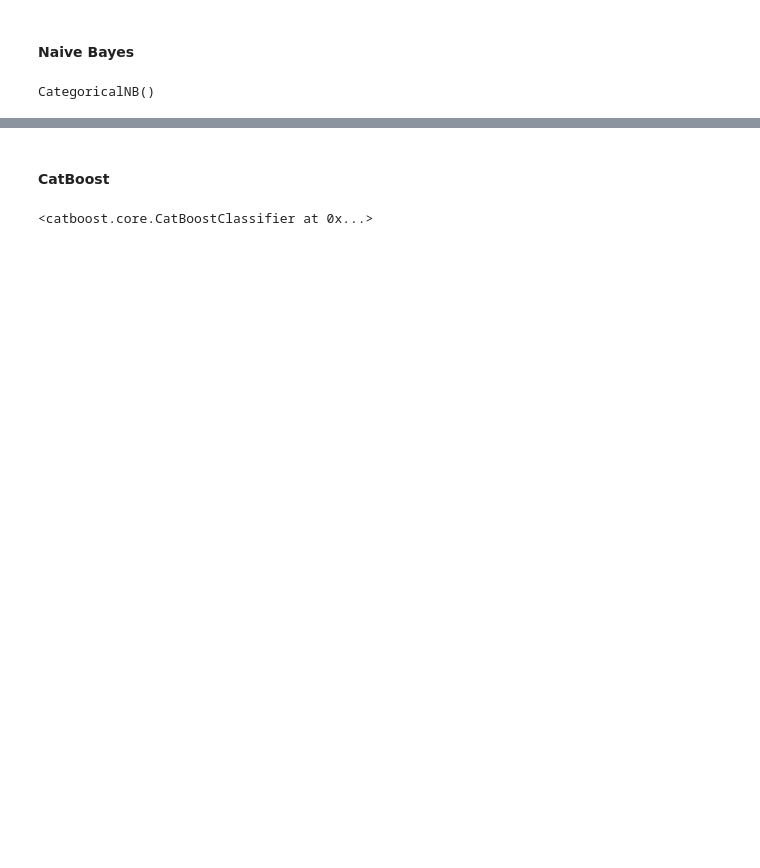
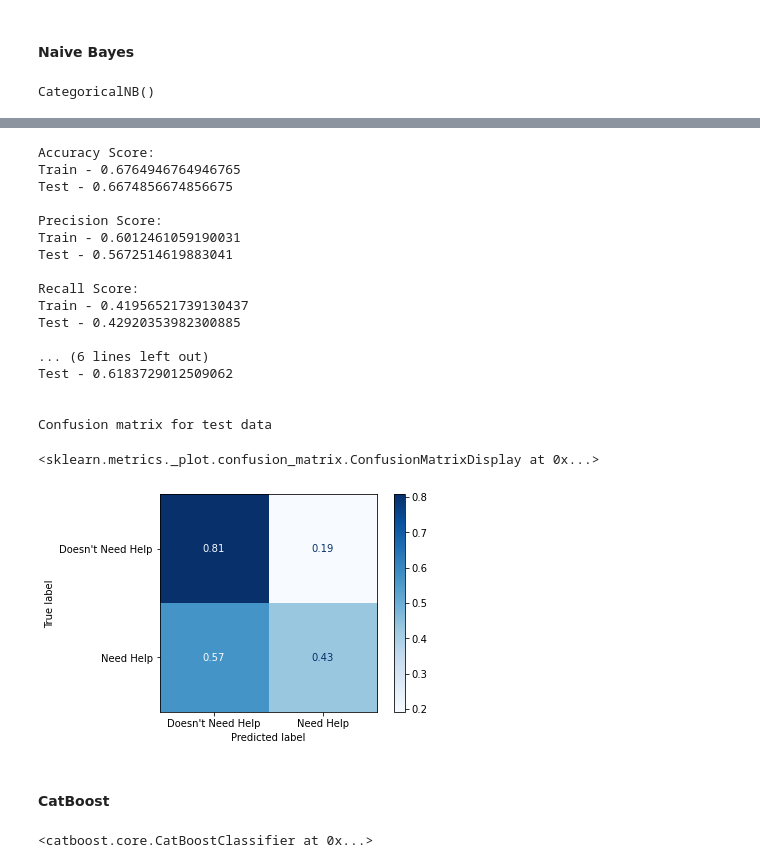
Before and after one commit to ElyLin/PhDMentalHealthProject, a Jupyter notebook: Adding more info.ipynb, the cells around one changed output, grey strips where cells are left out. Saved outputs shown, nothing was run; the diff lists cells and outputs as text; code cells hidden in the pictures; blank space fills up the shorter version.

```diff
--- a/Adding more info.ipynb
+++ b/Adding more info.ipynb
@@ -628,3 +841,25 @@ print(nb.score(X_val,y_val))
+# %%
+evaluate(nb,X_train,y_train, X_val, y_val)
+# %% [output]
+Accuracy Score:
+Train - 0.6764946764946765
+Test - 0.6674856674856675
+
+Precision Score:
+Train - 0.6012461059190031
+Test - 0.5672514619883041
+
+Recall Score:
+Train - 0.41956521739130437
+Test - 0.42920353982300885
+
+... (6 lines left out)
+Test - 0.6183729012509062
+
+
+Confusion matrix for test data
+<sklearn.metrics._plot.confusion_matrix.ConfusionMatrixDisplay at 0x...>
+[figure, added]
 # %% [markdown]
 #### CatBoost
 # %%
```
Also changed, not shown: parts of 51 cells of this notebook, 1 other file.
